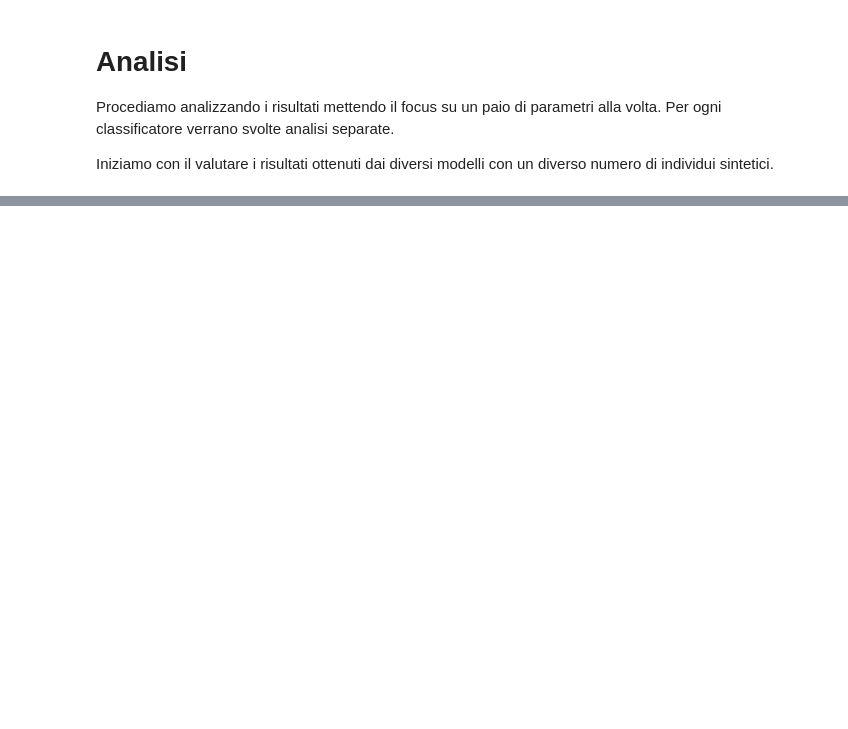
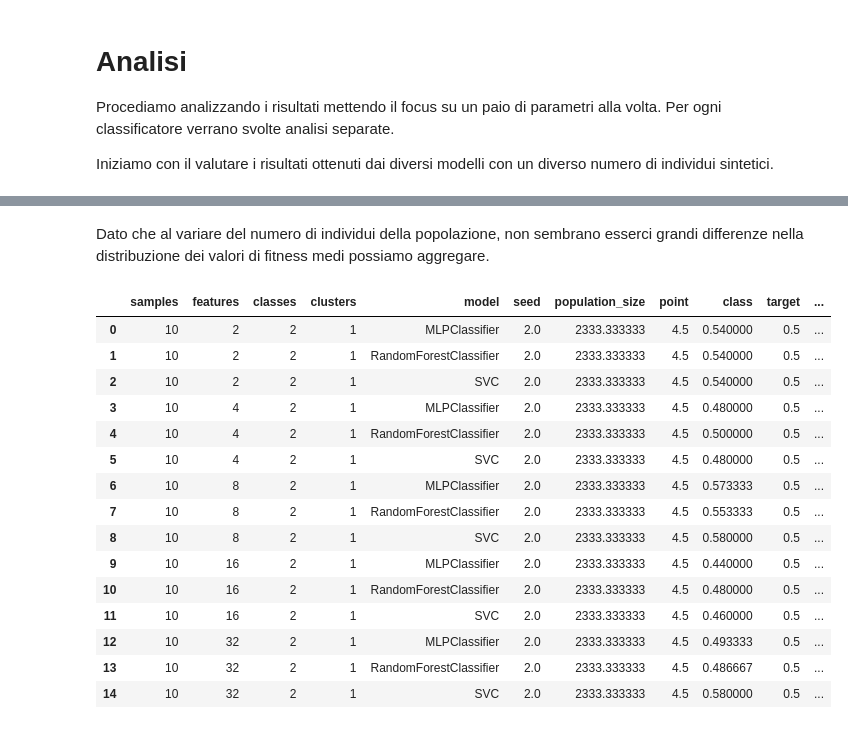
Before and after one commit to FedericoBustaffa/neighborhood_generator, a Jupyter notebook: notebooks/Analisi.ipynb, the cells around one changed output, grey strips where cells are left out. Saved outputs shown, nothing was run; the diff lists cells and outputs as text; code cells hidden in the pictures; blank space fills up the shorter version.

```diff
--- a/notebooks/Analisi.ipynb
+++ b/notebooks/Analisi.ipynb
@@ -144,0 +145,23 @@ plt.show()
+# %% [markdown]
+Dato che al variare del numero di individui della popolazione, non sembrano
+esserci grandi differenze nella distribuzione dei valori di fitness medi
+possiamo aggregare.
+# %%
+df.groupby(["samples", "features", "classes", "clusters", "model"]).mean().reset_index()
+# %% [output]
+|  | samples | features | classes | clusters | model | seed | population_size | point | class | target | ... |
+| 0 | 10 | 2 | 2 | 1 | MLPClassifier | 2.0 | 2333.333333 | 4.5 | 0.540000 | 0.5 | ... |
+| 1 | 10 | 2 | 2 | 1 | RandomForestClassifier | 2.0 | 2333.333333 | 4.5 | 0.540000 | 0.5 | ... |
+| 2 | 10 | 2 | 2 | 1 | SVC | 2.0 | 2333.333333 | 4.5 | 0.540000 | 0.5 | ... |
+| 3 | 10 | 4 | 2 | 1 | MLPClassifier | 2.0 | 2333.333333 | 4.5 | 0.480000 | 0.5 | ... |
+| 4 | 10 | 4 | 2 | 1 | RandomForestClassifier | 2.0 | 2333.333333 | 4.5 | 0.500000 | 0.5 | ... |
+| 5 | 10 | 4 | 2 | 1 | SVC | 2.0 | 2333.333333 | 4.5 | 0.480000 | 0.5 | ... |
+| 6 | 10 | 8 | 2 | 1 | MLPClassifier | 2.0 | 2333.333333 | 4.5 | 0.573333 | 0.5 | ... |
+| 7 | 10 | 8 | 2 | 1 | RandomForestClassifier | 2.0 | 2333.333333 | 4.5 | 0.553333 | 0.5 | ... |
+| 8 | 10 | 8 | 2 | 1 | SVC | 2.0 | 2333.333333 | 4.5 | 0.580000 | 0.5 | ... |
+| 9 | 10 | 16 | 2 | 1 | MLPClassifier | 2.0 | 2333.333333 | 4.5 | 0.440000 | 0.5 | ... |
+| 10 | 10 | 16 | 2 | 1 | RandomForestClassifier | 2.0 | 2333.333333 | 4.5 | 0.480000 | 0.5 | ... |
+| 11 | 10 | 16 | 2 | 1 | SVC | 2.0 | 2333.333333 | 4.5 | 0.460000 | 0.5 | ... |
+| 12 | 10 | 32 | 2 | 1 | MLPClassifier | 2.0 | 2333.333333 | 4.5 | 0.493333 | 0.5 | ... |
+| 13 | 10 | 32 | 2 | 1 | RandomForestClassifier | 2.0 | 2333.333333 | 4.5 | 0.486667 | 0.5 | ... |
+| 14 | 10 | 32 | 2 | 1 | SVC | 2.0 | 2333.333333 | 4.5 | 0.580000 | 0.5 | ... |
```
Also changed, not shown: parts of 3 cells of this notebook.
